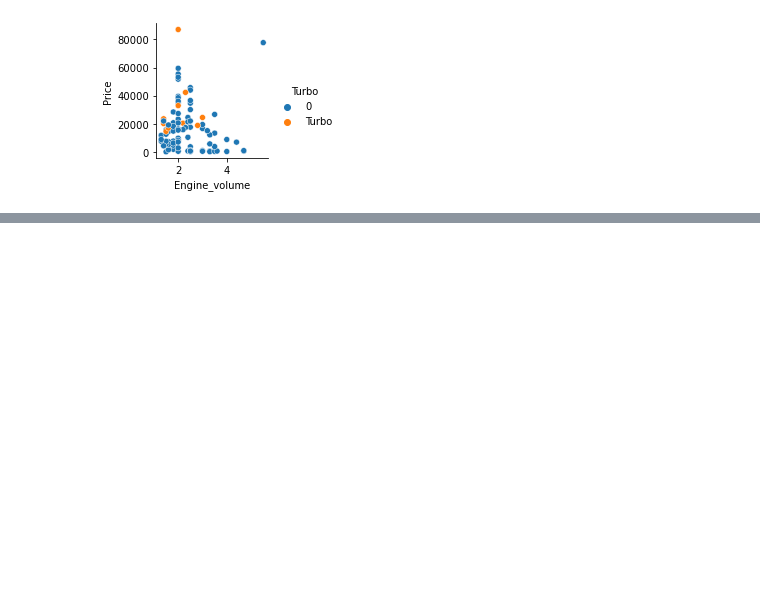
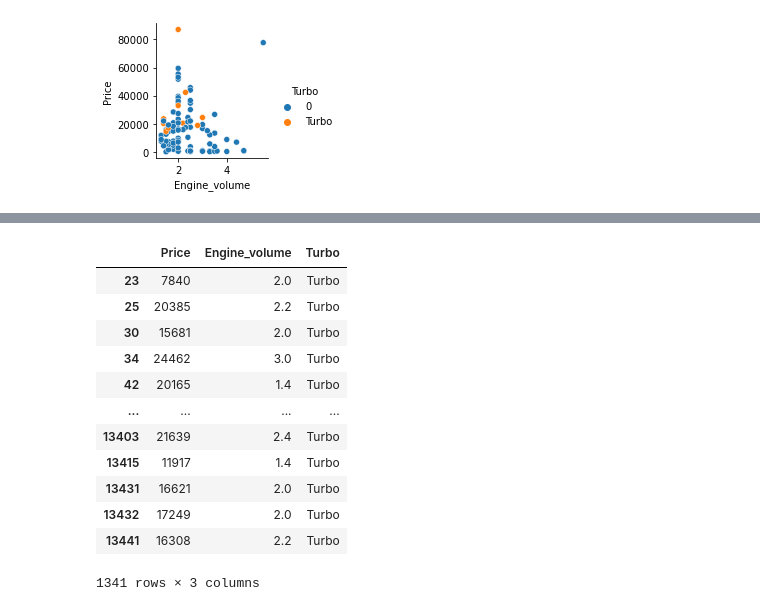
Before and after one commit to addsandwich/2022-msaai-500-final-project, a Jupyter notebook: notebooks/Heatmap.ipynb, the cells around one changed output, grey strips where cells are left out. Drawn from its saved outputs; the diff is of its cells as text; code cells hidden in the pictures; blank space fills up the shorter version.

```diff
--- a/notebooks/Heatmap.ipynb
+++ b/notebooks/Heatmap.ipynb
@@ -284,0 +306,18 @@ sns.pairplot(df.head(100),x_vars=['Engine_volume'],y_vars=['Price'],hue='Turbo')
+# %%
+tdf = tdf.drop(tdf[tdf.Turbo == 0].index)
+# %%
+tdf
+# %% [output]
+|  | Price | Engine_volume | Turbo |
+| 23 | 7840 | 2.0 | Turbo |
+| 25 | 20385 | 2.2 | Turbo |
+| 30 | 15681 | 2.0 | Turbo |
+| 34 | 24462 | 3.0 | Turbo |
+| 42 | 20165 | 1.4 | Turbo |
+| ... | ... | ... | ... |
+| 13403 | 21639 | 2.4 | Turbo |
+| 13415 | 11917 | 1.4 | Turbo |
+| 13431 | 16621 | 2.0 | Turbo |
+| 13432 | 17249 | 2.0 | Turbo |
+| 13441 | 16308 | 2.2 | Turbo |
+1341 rows × 3 columns
```
Also changed, not shown: parts of 9 cells of this notebook.
